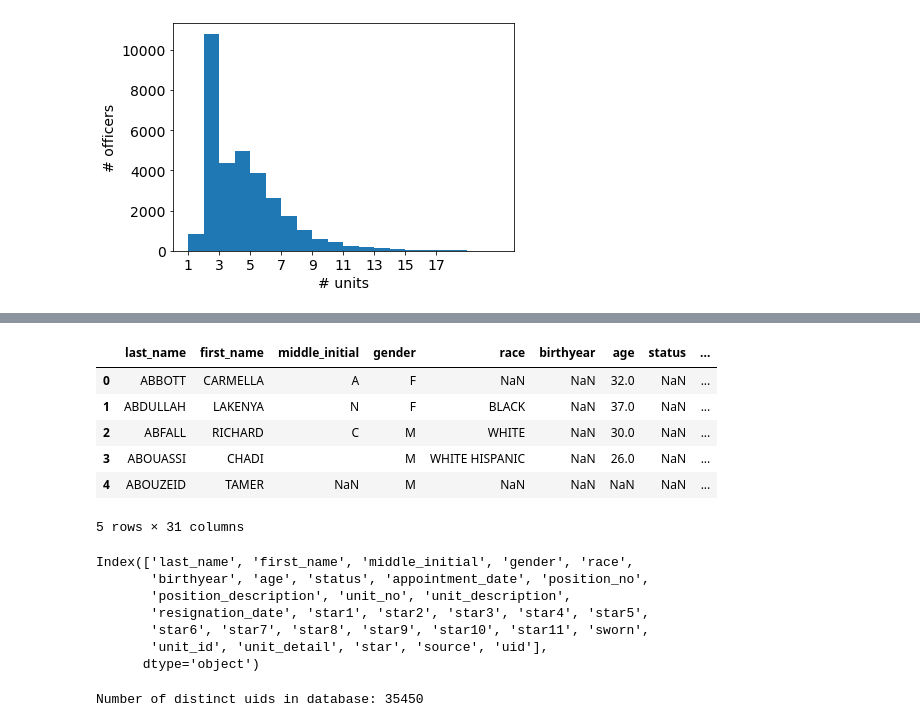
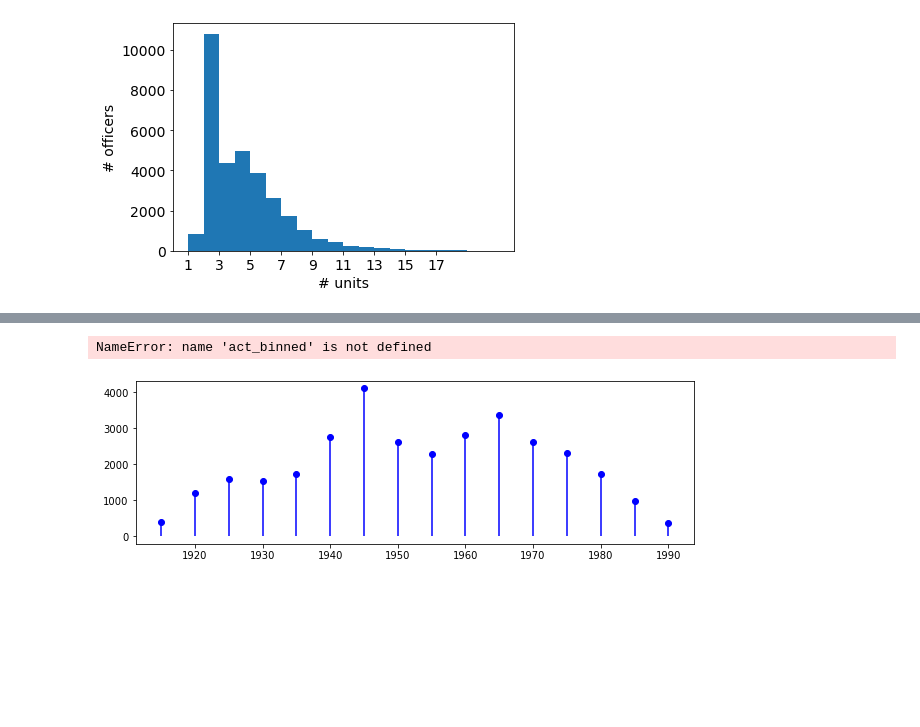
Before and after one commit to chicago-police-violence/data, a Jupyter notebook: examples/Examples_101.ipynb, the cells around one changed output, grey strips where cells are left out. Saved outputs shown, nothing was run; the diff lists cells and outputs as text; code cells hidden in the pictures; blank space fills up the shorter version.

```diff
--- a/examples/Examples_101.ipynb
+++ b/examples/Examples_101.ipynb
@@ -63,0 +150,13 @@ plt.show()
+# %%
+yearz = roster['birthyear'].sort_values().dropna()
+min_year = min(yearz.values)
+max_year = max(yearz.values)
+width_year_windows = 5
+binned = np.bincount((yearz - min_year)//width_year_windows)
+bins = np.arange(min_year, max_year, width_year_windows, dtype = int)
+bins_text = [str(bins[t])[-2:]+'-'+str(bins[t]+width_year_windows-1)[-2:] for t in range(len(bins))]
+
+act_roster = roster[roster['resignation_date']>]
+# act_yearz = roster['birthyear'].sort_values().dropna()
+# width_year_windows = 5
+# act_binned = np.bincount((act_yearz - min_year)//width_year_windows)
@@ -63,0 +180,20 @@ plt.show()
+# %%
+plt.figure(figsize = (10,3))
+ax = plt.subplot(111)
+
+plt.scatter(bins-1, binned, color = 'blue')
+plt.vlines(x = bins-1, ymin = np.zeros(len(bins)), ymax = binned, color = 'blue')
+
+plt.scatter(bins+1, act_binned, color = 'r')
+plt.vlines(x = bins+1, ymin = np.zeros(len(bins)), ymax = act_binned, color = 'r')
+
+plt.xticks(bins, bins_text)
+plt.setp(ax.xaxis.get_majorticklabels(),rotation=45, ha="right", rotation_mode="anchor")
+plt.ylabel('# officers', fontsize = 15)
+plt.xlabel('Birthyear', fontsize = 15)
+plt.xticks(fontsize = 15)
+plt.yticks(fontsize = 15)
+plt.show()
+# %% [output]
+NameError: name 'act_binned' is not defined
+[figure, added]
@@ -64,31 +277,13 @@ plt.show()
 # %%
-profiles = pd.read_csv('../final/profiles.csv')
-profiles.head()
+# profiles = pd.read_csv('../final/profiles.csv')
+# profiles.head()
-# %% [output]
-|  | last_name | first_name | middle_initial | gender | race | birthyear | age | status | ... |
-| 0 | ABBOTT | CARMELLA | A | F | NaN | NaN | 32.0 | NaN | ... |
-| 1 | ABDULLAH | LAKENYA | N | F | BLACK | NaN | 37.0 | NaN | ... |
-| 2 | ABFALL | RICHARD | C | M | WHITE | NaN | 30.0 | NaN | ... |
-| 3 | ABOUASSI | CHADI |  | M | WHITE HISPANIC | NaN | 26.0 | NaN | ... |
-| 4 | ABOUZEID | TAMER | NaN | M | NaN | NaN | NaN | NaN | ... |
-5 rows × 31 columns
-# %%
-profiles.columns
-# %% [output]
-Index(['last_name', 'first_name', 'middle_initial', 'gender', 'race',
-       'birthyear', 'age', 'status', 'appointment_date', 'position_no',
-       'position_description', 'unit_no', 'unit_description',
-       'resignation_date', 'star1', 'star2', 'star3', 'star4', 'star5',
-       'star6', 'star7', 'star8', 'star9', 'star10', 'star11', 'sworn',
-       'unit_id', 'unit_detail', 'star', 'source', 'uid'],
-      dtype='object')
 # %%
 # appointment date distribution
 print('Number of distinct uids in database:', len(set(profiles['uid'])))
+profiles = profiles.sort_values('appointment_date', ascending=False).drop_duplicates('uid').sort_index()
+# profiles.drop_duplicates(subset='uid', keep='first')
 appointment_dates = pd.to_datetime(profiles['appointment_date'].values)
 resignation_dates = pd.to_datetime(profiles['resignation_date'].values)
-# %% [output]
-Number of distinct uids in database: 35450
 # %%
 plt.figure(figsize = (20,4))
 plt.subplot(121)
```
Also changed, not shown: parts of 20 cells of this notebook.
